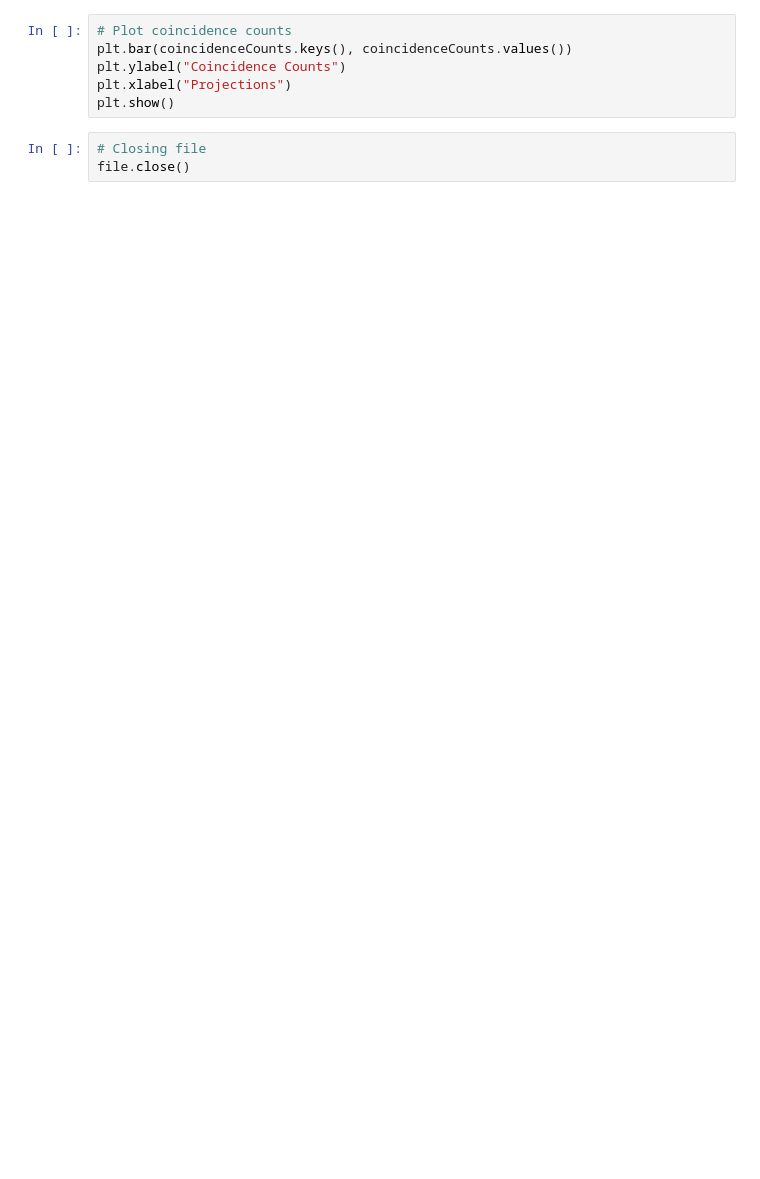
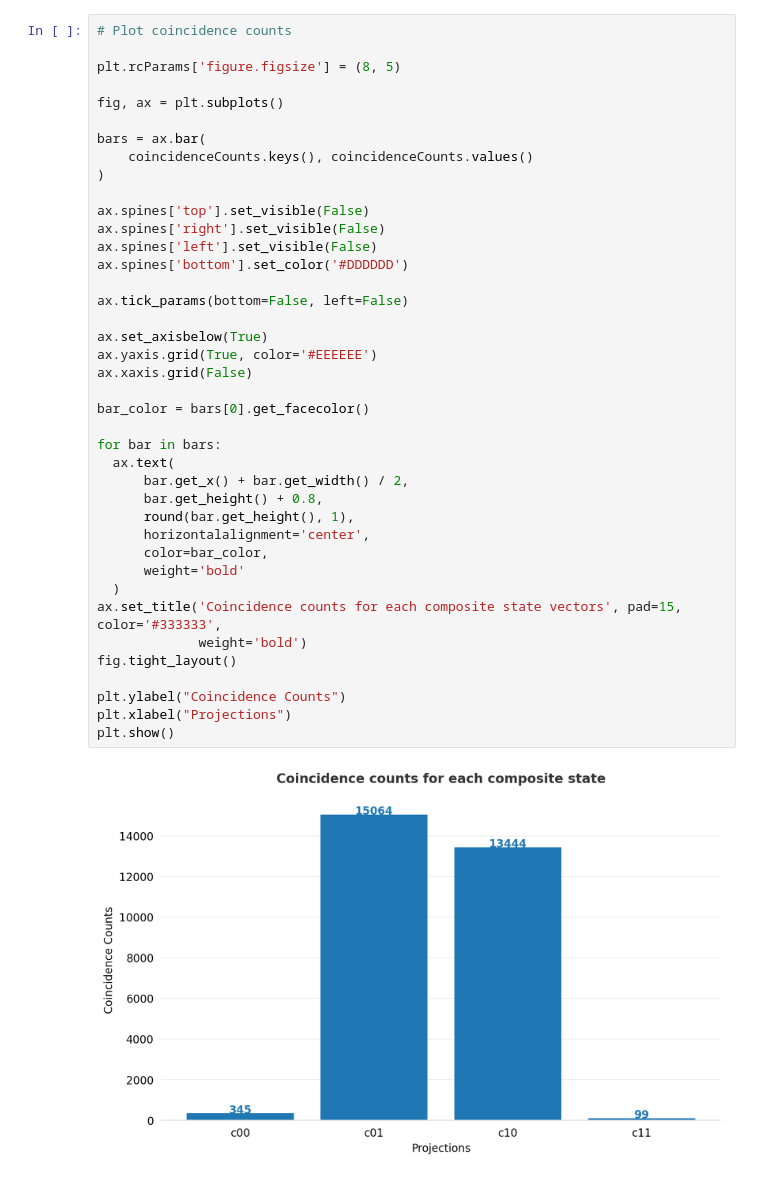
Before and after one commit to CDL-Uni-Vienna/PhotonQ-postprocessing, a Jupyter notebook: postprocessing-script.ipynb, the cells around one changed output. Drawn from its saved outputs; the diff is of its cells as text; blank space fills up the shorter version.

Commit message:
changed visualization plot format
grid, resolution, text annotations, labels, title

```diff
--- a/postprocessing-script.ipynb
+++ b/postprocessing-script.ipynb
@@ -35,9 +118,42 @@ plt.show()
 # %%
 # Plot coincidence counts
-plt.bar(coincidenceCounts.keys(), coincidenceCounts.values())
+
+plt.rcParams['figure.figsize'] = (8, 5)
+
+fig, ax = plt.subplots()
+
+bars = ax.bar(
+    coincidenceCounts.keys(), coincidenceCounts.values()
+)
+
+ax.spines['top'].set_visible(False)
+ax.spines['right'].set_visible(False)
+ax.spines['left'].set_visible(False)
+ax.spines['bottom'].set_color('#DDDDDD')
+
+ax.tick_params(bottom=False, left=False)
+
+ax.set_axisbelow(True)
+ax.yaxis.grid(True, color='#EEEEEE')
+ax.xaxis.grid(False)
+
+bar_color = bars[0].get_facecolor()
+
+for bar in bars:
+  ax.text(
+      bar.get_x() + bar.get_width() / 2,
+      bar.get_height() + 0.8,
+      round(bar.get_height(), 1),
+      horizontalalignment='center',
+      color=bar_color,
+      weight='bold'
+  )
+ax.set_title('Coincidence counts for each composite state vectors', pad=15, color='#333333',
+             weight='bold')
+fig.tight_layout()
+
 plt.ylabel("Coincidence Counts")
 plt.xlabel("Projections")
 plt.show()
+# %% [output]
+[figure, added]
-# %%
-# Closing file
-file.close()
```
Also changed, not shown: parts of 5 cells of this notebook, 1 other file.
